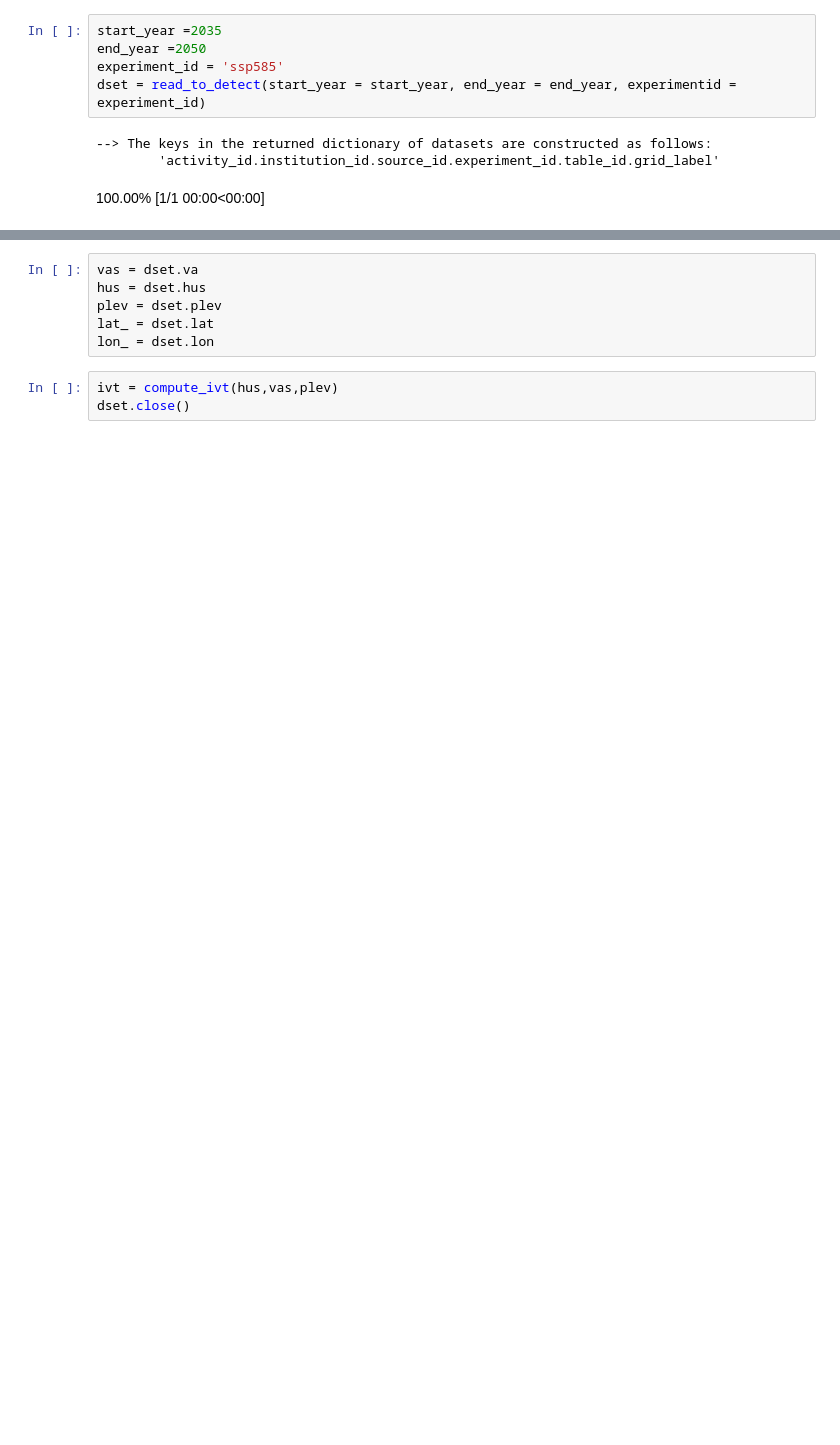
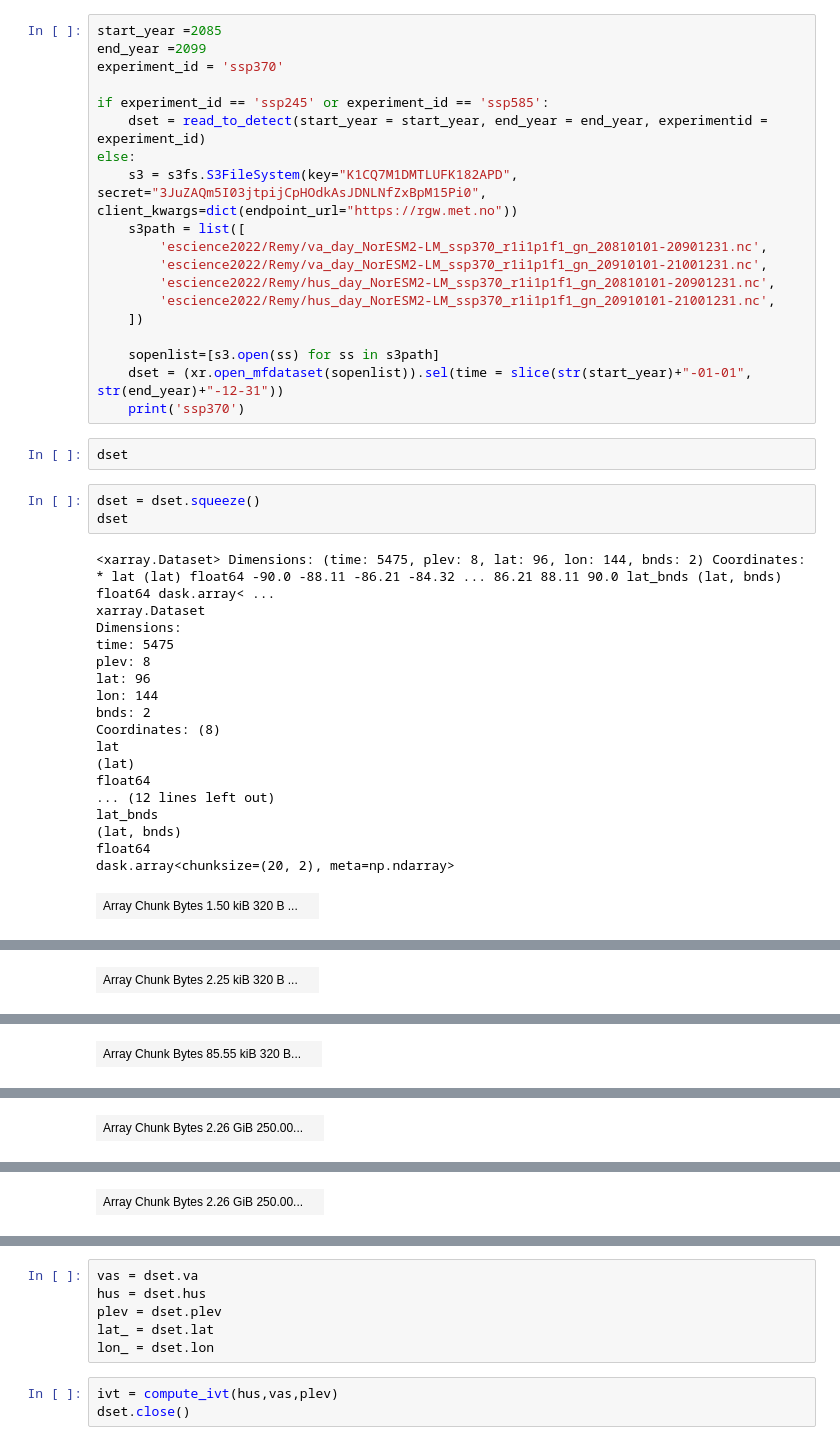
Before and after one commit to eScience-course/Tjaernoe2022-group5, a Jupyter notebook: notebooks/Lea/1_detect_AR.ipynb, the cells around one changed output, grey strips where cells are left out. Cells and saved outputs as stored; diff of their text form; blank space fills up the shorter version.

```diff
--- a/notebooks/Lea/1_detect_AR.ipynb
+++ b/notebooks/Lea/1_detect_AR.ipynb
@@ -16,12 +17,46 @@ from IPython import display
 # %% [output]
 The autoreload extension is already loaded. To reload it, use:
   %reload_ext autoreload
-# %%
-start_year =2035
-end_year =2050
-experiment_id = 'ssp585'
-dset = read_to_detect(start_year = start_year, end_year = end_year, experimentid = experiment_id)
-# %% [output]
---> The keys in the returned dictionary of datasets are constructed as follows:
-        'activity_id.institution_id.source_id.experiment_id.table_id.grid_label'
-100.00% [1/1 00:00<00:00]
+# %%
+start_year =2085
+end_year =2099
+experiment_id = 'ssp370'
+
+if experiment_id == 'ssp245' or experiment_id == 'ssp585':
+    dset = read_to_detect(start_year = start_year, end_year = end_year, experimentid = experiment_id)
+else:
+    s3 = s3fs.S3FileSystem(key="K1CQ7M1DMTLUFK182APD", secret="3JuZAQm5I03jtpijCpHOdkAsJDNLNfZxBpM15Pi0", client_kwargs=dict(endpoint_url="https://rgw.met.no"))
+    s3path = list([
+        'escience2022/Remy/va_day_NorESM2-LM_ssp370_r1i1p1f1_gn_20810101-20901231.nc',
+        'escience2022/Remy/va_day_NorESM2-LM_ssp370_r1i1p1f1_gn_20910101-21001231.nc',
+        'escience2022/Remy/hus_day_NorESM2-LM_ssp370_r1i1p1f1_gn_20810101-20901231.nc',
+        'escience2022/Remy/hus_day_NorESM2-LM_ssp370_r1i1p1f1_gn_20910101-21001231.nc',
+    ])
+
+    sopenlist=[s3.open(ss) for ss in s3path]
+    dset = (xr.open_mfdataset(sopenlist)).sel(time = slice(str(start_year)+"-01-01", str(end_year)+"-12-31"))
+    print('ssp370')
+# %%
+dset
+# %%
+dset = dset.squeeze()
+dset
+# %% [output]
+<xarray.Dataset> Dimensions: (time: 5475, plev: 8, lat: 96, lon: 144, bnds: 2) Coordinates: * lat (lat) float64 -90.0 -88.11 -86.21 -84.32 ... 86.21 88.11 90.0 lat_bnds (lat, bnds) float64 dask.array< ...
+xarray.Dataset
+Dimensions:
+time: 5475
+plev: 8
+lat: 96
+lon: 144
+bnds: 2
+Coordinates: (8)
+lat
+(lat)
+float64
+... (12 lines left out)
+lat_bnds
+(lat, bnds)
+float64
+dask.array<chunksize=(20, 2), meta=np.ndarray>
+| Array Chunk Bytes 1.50 kiB 320 B ... |  |
@@ -27,0 +82 @@ dset = read_to_detect(start_year = start_year, end_year = end_year, experimentid
+| Array Chunk Bytes 2.25 kiB 320 B ... |  |
@@ -27,0 +100 @@ dset = read_to_detect(start_year = start_year, end_year = end_year, experimentid
+| Array Chunk Bytes 85.55 kiB 320 B... |  |
@@ -27,0 +118 @@ dset = read_to_detect(start_year = start_year, end_year = end_year, experimentid
+| Array Chunk Bytes 2.26 GiB 250.00... |  |
@@ -27,0 +136 @@ dset = read_to_detect(start_year = start_year, end_year = end_year, experimentid
+| Array Chunk Bytes 2.26 GiB 250.00... |  |
```
Also changed, not shown: parts of 6 cells of this notebook, 7 other files.
